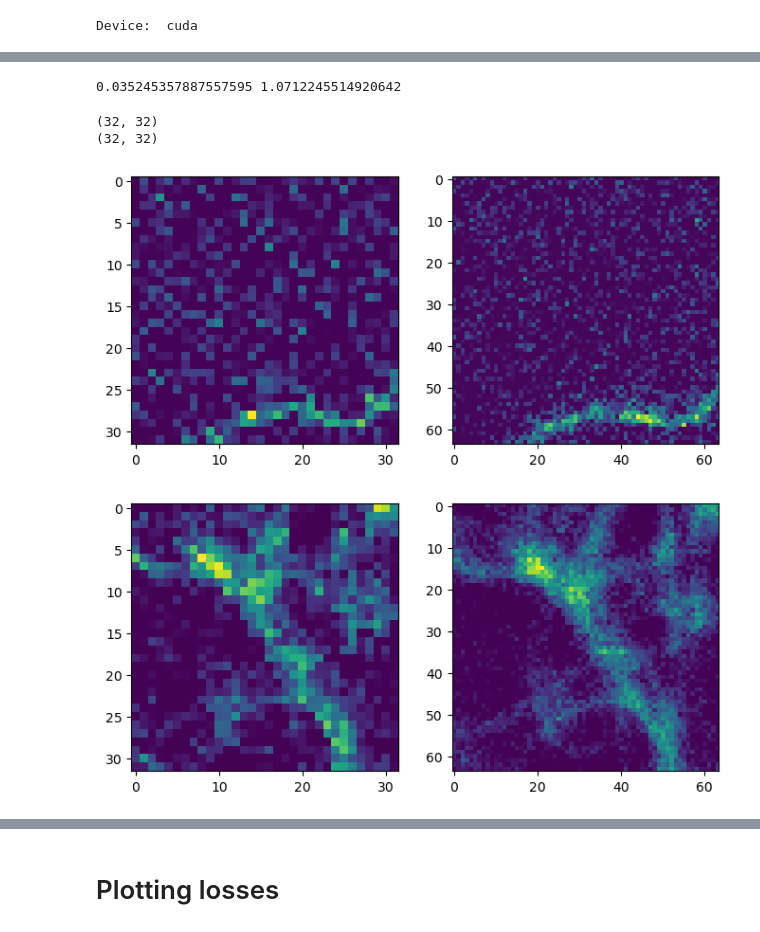
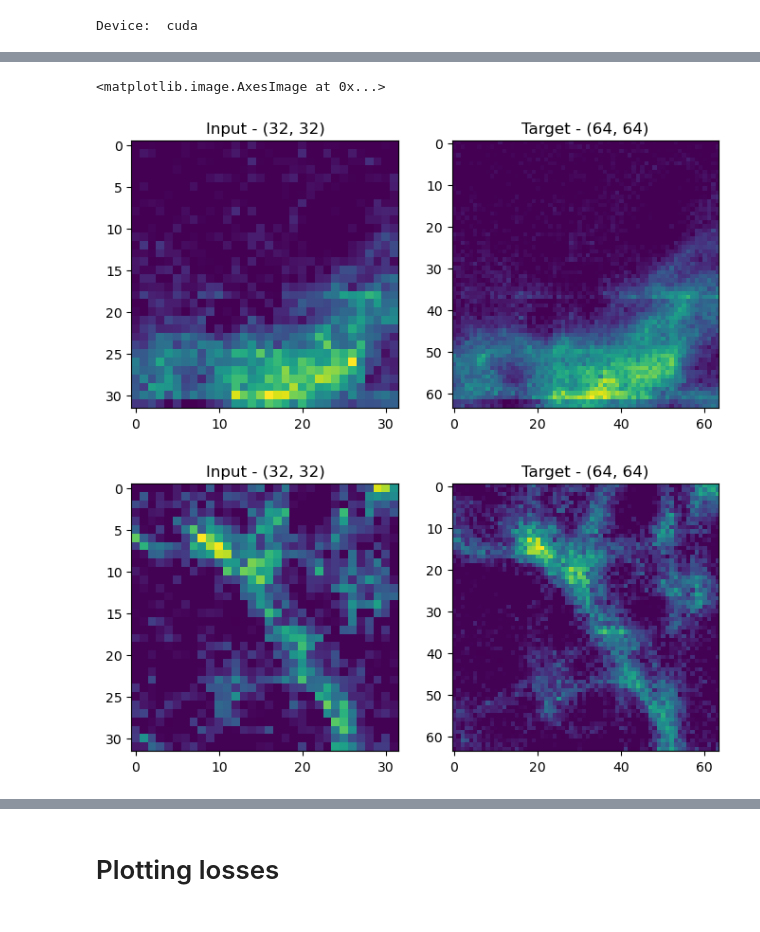
Before and after one commit to GuillaumeMinet/HDN_tests, a Jupyter notebook: MyScripts/Training_New.ipynb, the cells around one changed output, grey strips where cells are left out. Drawn from its saved outputs; the diff is of its cells as text; code cells hidden in the pictures.

Commit message:
cleanedup training and inference scripts

```diff
--- a/MyScripts/Training_New.ipynb
+++ b/MyScripts/Training_New.ipynb
@@ -379,45 +282,52 @@ print(steps_per_epoch)
-# %%
-print(data_mean,data_std)
-# %% [output]
-0.035245357887557595 1.0712245514920642
 # %%
+### Dataloaders ###
+
+if target == "noisy":
+    train_images_gt = train_images.copy()
+    val_images_gt = val_images.copy()
+
+train_loader, val_loader, data_mean, data_std = boilerplate._make_datamanager_supervised(train_images,train_images_gt,val_images,
+                                                                                            val_images_gt,batch_size,test_batch_size,
+                                                                                            upsamp=upsamp,upsamp_beforeNN = upsamp_beforeNN)
 
 
-# if supervised: Display of paired dataset to check that it is still matching in the loader
+# To make sure that steps_per_epoch not bigger than len(train_loader)
+steps_per_epoch=min(len(train_loader)-1,steps_per_epoch)
+# print(steps_per_epoch)
 
-if supervised or upsamp > 1:
-    batch_idx, (x, y) = next(enumerate(train_loader))
+# Display 1 patch example for each train and val loader
+batch_idx, (x, y) = next(enumerate(train_loader))
 
-    x2 = x.cpu().numpy()
-    x2 = x2[0]
-    print(x2.shape)
+idx=47
+x2 = x.cpu().numpy()
+x2 = x2[idx]
+y2 = y.cpu().numpy()
+y2 = y2[idx]
 
-    y2 = y.cpu().numpy()
-    y2 = y2[0]
+plt.figure(figsize=(8,8))
+plt.subplot(1,2,1)
+plt.title(f"Input - {x2.shape}")
+plt.imshow(x2)
+plt.subplot(1,2,2)
+plt.title(f"Target - {y2.shape}")
+plt.imshow(y2)
 
-    plt.figure(figsize=(8,8))
-    plt.subplot(1,2,1)
-    plt.imshow(x2)
-    plt.subplot(1,2,2)
-    plt.imshow(y2)
+batch_idx, (x, y) = next(enumerate(val_loader))
+idx=0
+x2 = x.cpu().numpy()
+x2 = x2[idx]
+y2 = y.cpu().numpy()
+y2 = y2[idx]
 
-    batch_idx, (x, y) = next(enumerate(val_loader))
-
-    x2 = x.cpu().numpy()
-    x2 = x2[0]
-    print(x2.shape)
-
-    y2 = y.cpu().numpy()
-    y2 = y2[0]
-
-    plt.figure(figsize=(8,8))
-    plt.subplot(1,2,1)
-    plt.imshow(x2)
-    plt.subplot(1,2,2)
-    plt.imshow(y2)
+plt.figure(figsize=(8,8))
+plt.subplot(1,2,1)
+plt.title(f"Input - {x2.shape}")
+plt.imshow(x2)
+plt.subplot(1,2,2)
+plt.title(f"Target - {y2.shape}")
+plt.imshow(y2)
 # %% [output]
-(32, 32)
-(32, 32)
+<matplotlib.image.AxesImage at 0x...>
-[figure, old version]
+[figure, new version]
-[figure, old version]
+[figure, new version]
 # %%
```
Also changed, not shown: parts of 11 cells of this notebook, 6 other files.
